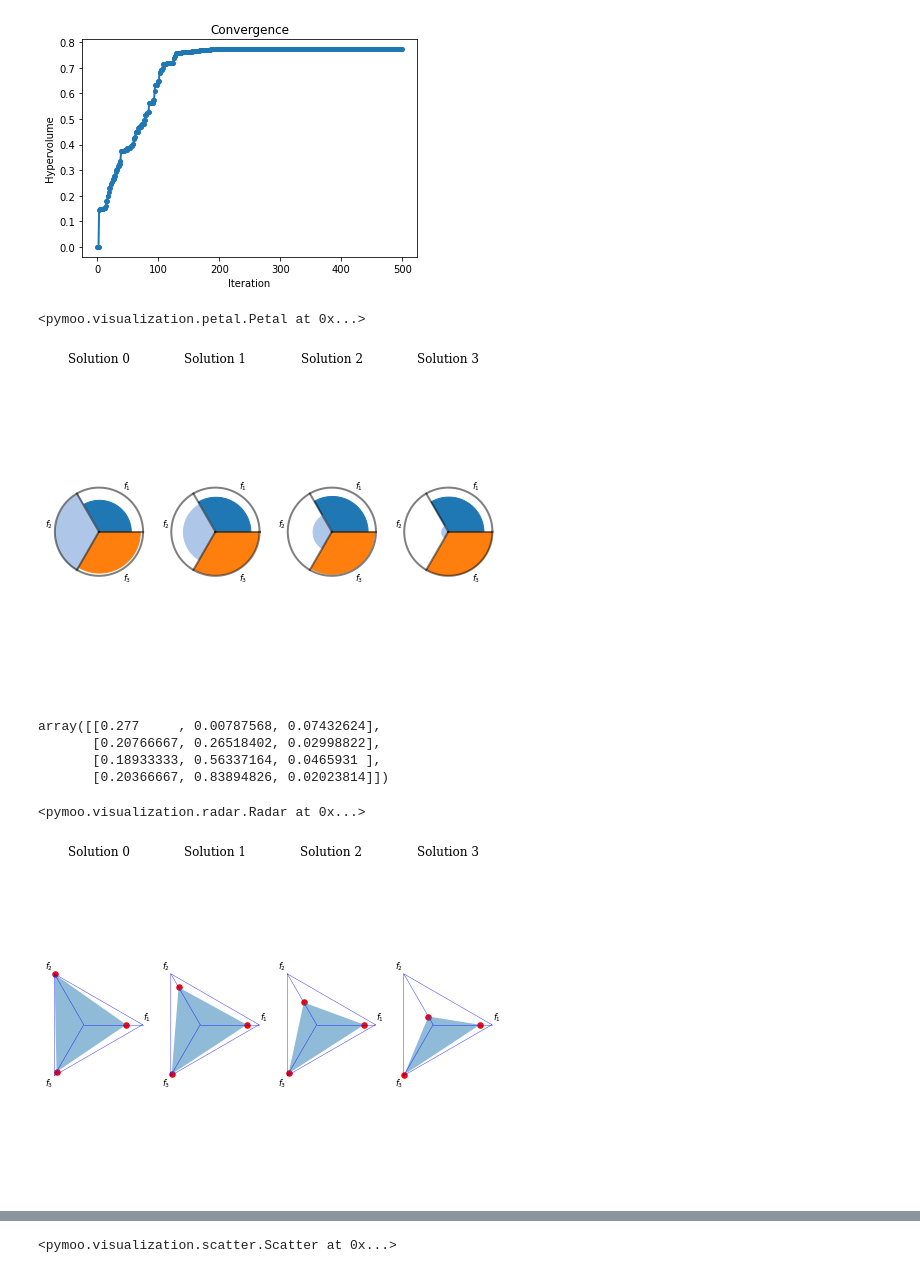
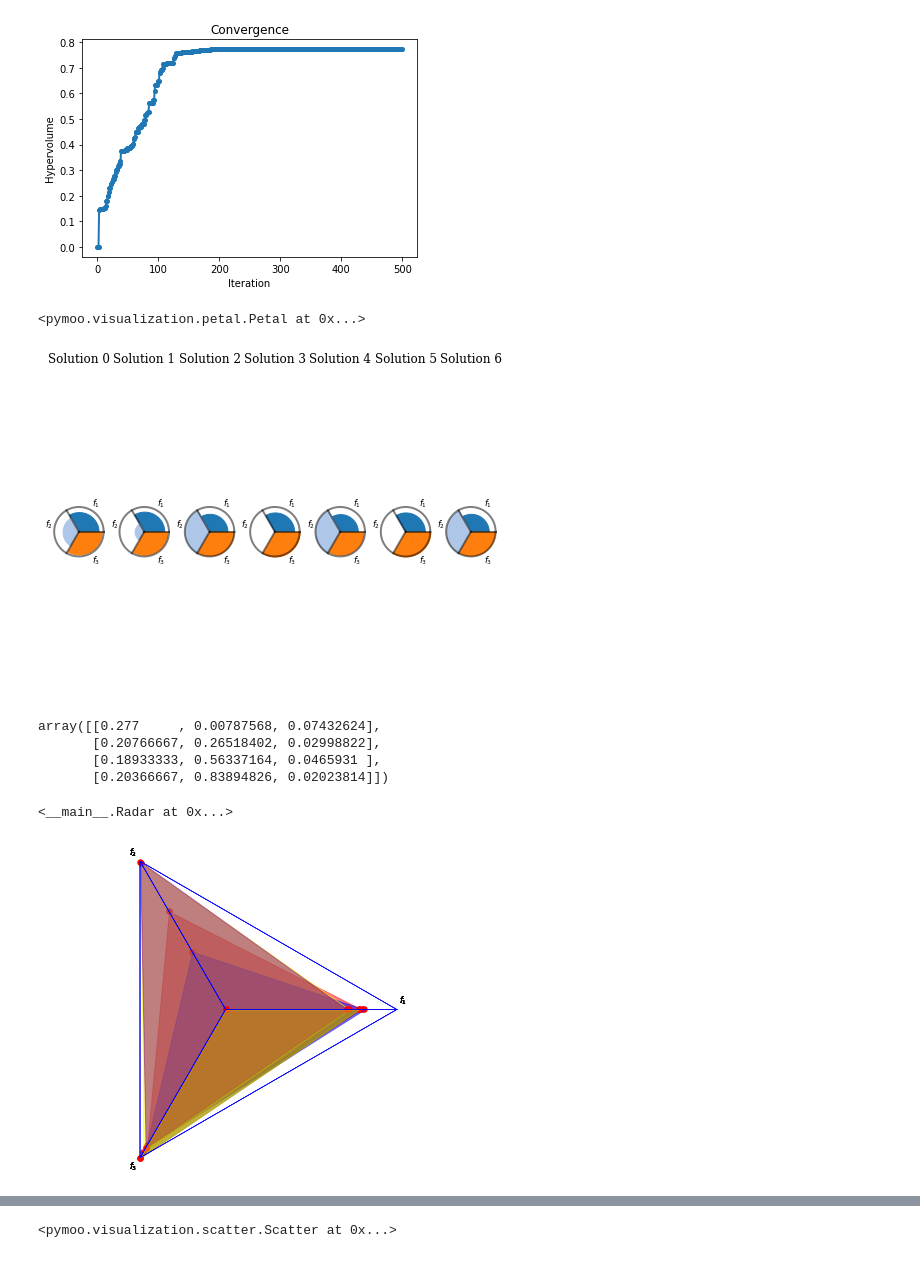
Before and after one commit to arjunroyihrpa/MFPB, a Jupyter notebook: Mult-Fair_Pareto_Boosting/Multi_Fair survival new.ipynb, the cells around one changed output, grey strips where cells are left out. Cells and saved outputs as stored; diff of their text form; code cells hidden in the pictures.

Commit message:
Update plots

```diff
--- a/Mult-Fair_Pareto_Boosting/Multi_Fair survival new.ipynb
+++ b/Mult-Fair_Pareto_Boosting/Multi_Fair survival new.ipynb
@@ -241,7 +239,7 @@ plot_hypervolume(clf.all_PF_iterations)
 # %%
 from pymoo.visualization.petal import Petal
 
-F = np.array([x[1] for x in clf.preference_direction_to_solution_mapping])
+F = np.array([x[1] for x in clf.map_cosd])
 F = 1.0 - F # for better visualization invert the fitness
 # now higher value is better
 plot = Petal(bounds=[0, 1], title=["Solution %s" % t for t in range(len(F))],
@@ -252,7 +250,7 @@ plot.add(F)
 plot.show()
 # %% [output]
 <pymoo.visualization.petal.Petal at 0x...>
-[figure, old version]
+[figure, new version]
 # %%
 np.array([x[1] for x in clf.preference_direction_to_solution_mapping])
 # %% [output]
@@ -263,18 +367,24 @@ array([[0.277     , 0.00787568, 0.07432624],
 # %%
-from pymoo.visualization.radar import Radar
+#from pymoo.visualization.radar import Radar
 
-F = np.array([x[1] for x in clf.preference_direction_to_solution_mapping])
-F = 1.0 - F # for better visualization invert the fitness
+F = np.array([x[1] for x in clf.map_cosd])
+#F = 1.0 - F # for better visualization invert the fitness
+# ^ done by reverse=True
 
 plot = Radar(bounds=[0, 1],
              axis_style={"color": 'blue'},
              point_style={"color": 'red', 's': 30},
              cmap="tab20",
-             title = ["Solution %s" % t for t in range(len(F))]
-             #normalize_each_objective=False
+             #title = ["Solution %s" % t for t in range(len(F))],
+             normalize_each_objective=True,
+             reverse=True
+             #n_partitions=20,
             )
-plot.add(F)#, color="red", alpha=0.8)
+
+colors = ["red", "blue", "yellow", "green", "purple", "orange"]
+for f,c in zip(F, colors):
+    plot.add(f, color=c, alpha=0.5)
 plot.show()
 # %% [output]
-<pymoo.visualization.radar.Radar at 0x...>
+<__main__.Radar at 0x...>
-[figure, old version]
+[figure, new version]
```
Also changed, not shown: parts of 4 cells of this notebook.
